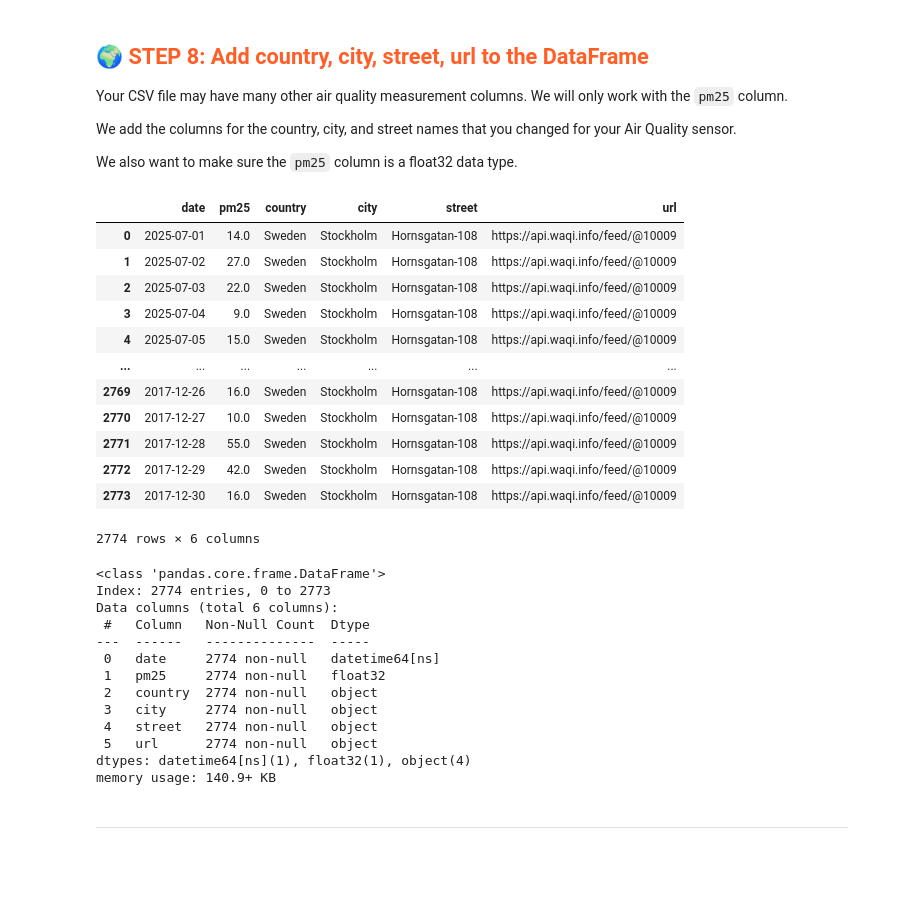
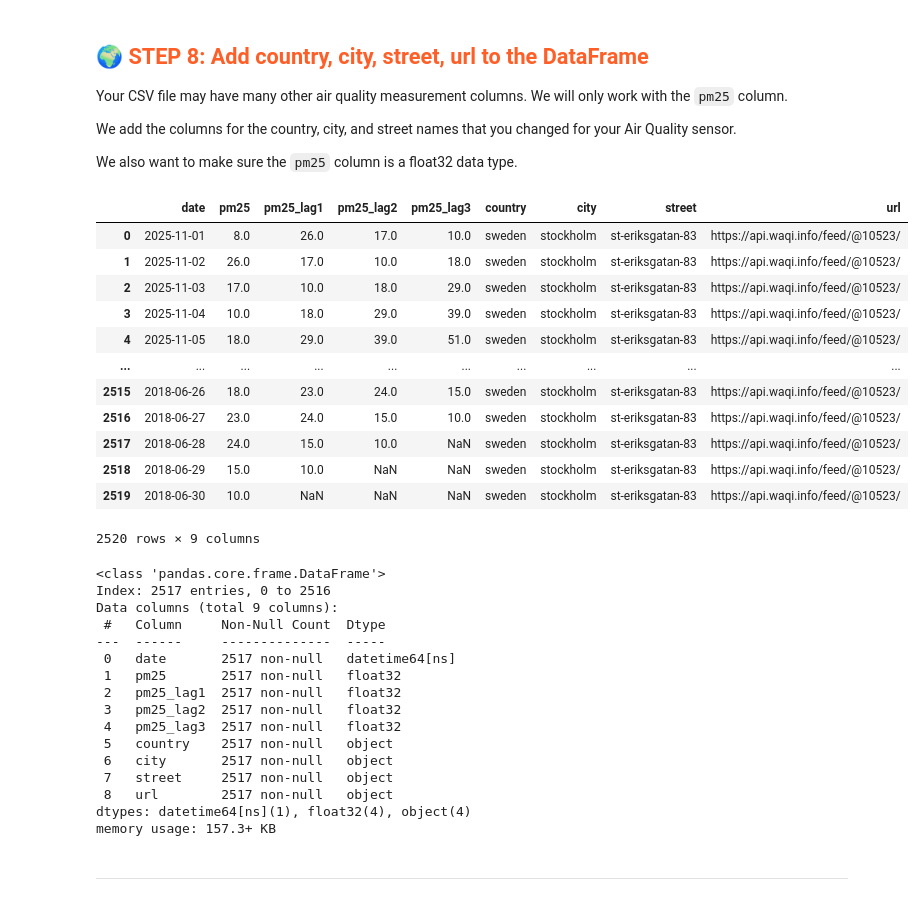
Before and after one commit to fredrikschultz/mlfs-book, a Jupyter notebook: notebooks/airquality/1_air_quality_feature_backfill.ipynb, the cells around one changed output. Drawn from its saved outputs; the diff is of its cells as text; code cells hidden in the pictures; blank space fills up the shorter version.

```diff
--- a/notebooks/airquality/1_air_quality_feature_backfill.ipynb
+++ b/notebooks/airquality/1_air_quality_feature_backfill.ipynb
@@ -190,15 +192,15 @@ if settings.AQICN_API_KEY is None:
     sys.exit(1)
 
 AQICN_API_KEY = settings.AQICN_API_KEY.get_secret_value()
-aqicn_url = "https://api.waqi.info/feed/@10009"
-country = "Sweden"
-city = "Stockholm"
-street = "Hornsgatan-108"
+aqicn_url = "https://api.waqi.info/feed/@10523/"
+country = "sweden"
+city = "stockholm"
+street = "st-eriksgatan-83"
 # If this API call fails (it fails in a github action), then set longitude and latitude explicitly - comment out next line
-latitude, longitude = util.get_city_coordinates(city)
+#latitude, longitude = util.get_city_coordinates(city)
 # Uncomment this if API call to get longitude and latitude
-#latitude = "59.314017450051836"
-#longitude = "18.075630285191593"
+latitude = "59.340500235637215"
+longitude = "18.037016134124812"
 
 
 print(f"Found AQICN_API_KEY: {AQICN_API_KEY}")
@@ -329,41 +331,53 @@ We also want to make sure the `pm25` column is a float32 data type.
 # %%
 # Your sensor may have columns we won't use, so only keep the date and pm25 columns
 # If the column names in your DataFrame are different, rename your columns to `date` and `pm25`
+
+# Adding lag values
+df_aq["pm25_lag1"] = df_aq["pm25"].shift(-1)
+df_aq["pm25_lag2"] = df_aq["pm25"].shift(-2)
+df_aq["pm25_lag3"] = df_aq["pm25"].shift(-3)
+
+
 df_aq['country']=country
 df_aq['city']=city
 df_aq['street']=street
 df_aq['url']=aqicn_url
 df_aq
 # %% [output]
-|  | date | pm25 | country | city | street | url |
-| 0 | 2025-07-01 | 14.0 | Sweden | Stockholm | Hornsgatan-108 | https://api.waqi.info/feed/@10009 |
-| 1 | 2025-07-02 | 27.0 | Sweden | Stockholm | Hornsgatan-108 | https://api.waqi.info/feed/@10009 |
-| 2 | 2025-07-03 | 22.0 | Sweden | Stockholm | Hornsgatan-108 | https://api.waqi.info/feed/@10009 |
-| 3 | 2025-07-04 | 9.0 | Sweden | Stockholm | Hornsgatan-108 | https://api.waqi.info/feed/@10009 |
-| 4 | 2025-07-05 | 15.0 | Sweden | Stockholm | Hornsgatan-108 | https://api.waqi.info/feed/@10009 |
-| ... | ... | ... | ... | ... | ... | ... |
-| 2769 | 2017-12-26 | 16.0 | Sweden | Stockholm | Hornsgatan-108 | https://api.waqi.info/feed/@10009 |
-| 2770 | 2017-12-27 | 10.0 | Sweden | Stockholm | Hornsgatan-108 | https://api.waqi.info/feed/@10009 |
-| 2771 | 2017-12-28 | 55.0 | Sweden | Stockholm | Hornsgatan-108 | https://api.waqi.info/feed/@10009 |
-| 2772 | 2017-12-29 | 42.0 | Sweden | Stockholm | Hornsgatan-108 | https://api.waqi.info/feed/@10009 |
-| 2773 | 2017-12-30 | 16.0 | Sweden | Stockholm | Hornsgatan-108 | https://api.waqi.info/feed/@10009 |
+|  | date | pm25 | pm25_lag1 | pm25_lag2 | pm25_lag3 | country | city | street | url |
+| 0 | 2025-11-01 | 8.0 | 26.0 | 17.0 | 10.0 | sweden | stockholm | st-eriksgatan-83 | https://api.waqi.info/feed/@10523/ |
+| 1 | 2025-11-02 | 26.0 | 17.0 | 10.0 | 18.0 | sweden | stockholm | st-eriksgatan-83 | https://api.waqi.info/feed/@10523/ |
+| 2 | 2025-11-03 | 17.0 | 10.0 | 18.0 | 29.0 | sweden | stockholm | st-eriksgatan-83 | https://api.waqi.info/feed/@10523/ |
+| 3 | 2025-11-04 | 10.0 | 18.0 | 29.0 | 39.0 | sweden | stockholm | st-eriksgatan-83 | https://api.waqi.info/feed/@10523/ |
+| 4 | 2025-11-05 | 18.0 | 29.0 | 39.0 | 51.0 | sweden | stockholm | st-eriksgatan-83 | https://api.waqi.info/feed/@10523/ |
+| ... | ... | ... | ... | ... | ... | ... | ... | ... | ... |
+| 2515 | 2018-06-26 | 18.0 | 23.0 | 24.0 | 15.0 | sweden | stockholm | st-eriksgatan-83 | https://api.waqi.info/feed/@10523/ |
+| 2516 | 2018-06-27 | 23.0 | 24.0 | 15.0 | 10.0 | sweden | stockholm | st-eriksgatan-83 | https://api.waqi.info/feed/@10523/ |
+| 2517 | 2018-06-28 | 24.0 | 15.0 | 10.0 | NaN | sweden | stockholm | st-eriksgatan-83 | https://api.waqi.info/feed/@10523/ |
+| 2518 | 2018-06-29 | 15.0 | 10.0 | NaN | NaN | sweden | stockholm | st-eriksgatan-83 | https://api.waqi.info/feed/@10523/ |
+| 2519 | 2018-06-30 | 10.0 | NaN | NaN | NaN | sweden | stockholm | st-eriksgatan-83 | https://api.waqi.info/feed/@10523/ |
-2774 rows × 6 columns
+2520 rows × 9 columns
 # %%
+df_aq.dropna(inplace=True)
+
 df_aq.info()
 # %% [output]
 <class 'pandas.core.frame.DataFrame'>
-Index: 2774 entries, 0 to 2773
-Data columns (total 6 columns):
- #   Column   Non-Null Count  Dtype
----  ------   --------------  -----
- 0   date     2774 non-null   datetime64[ns]
- 1   pm25     2774 non-null   float32
- 2   country  2774 non-null   object
- 3   city     2774 non-null   object
- 4   street   2774 non-null   object
- 5   url      2774 non-null   object
-dtypes: datetime64[ns](1), float32(1), object(4)
-memory usage: 140.9+ KB
+Index: 2517 entries, 0 to 2516
+Data columns (total 9 columns):
+ #   Column     Non-Null Count  Dtype
+---  ------     --------------  -----
+ 0   date       2517 non-null   datetime64[ns]
+ 1   pm25       2517 non-null   float32
+ 2   pm25_lag1  2517 non-null   float32
+ 3   pm25_lag2  2517 non-null   float32
+ 4   pm25_lag3  2517 non-null   float32
+ 5   country    2517 non-null   object
+ 6   city       2517 non-null   object
+ 7   street     2517 non-null   object
+ 8   url        2517 non-null   object
+dtypes: datetime64[ns](1), float32(4), object(4)
+memory usage: 157.3+ KB
 # %% [markdown]
 ---
 # %% [markdown]
```
Also changed, not shown: parts of 13 cells of this notebook, 10 other files.
